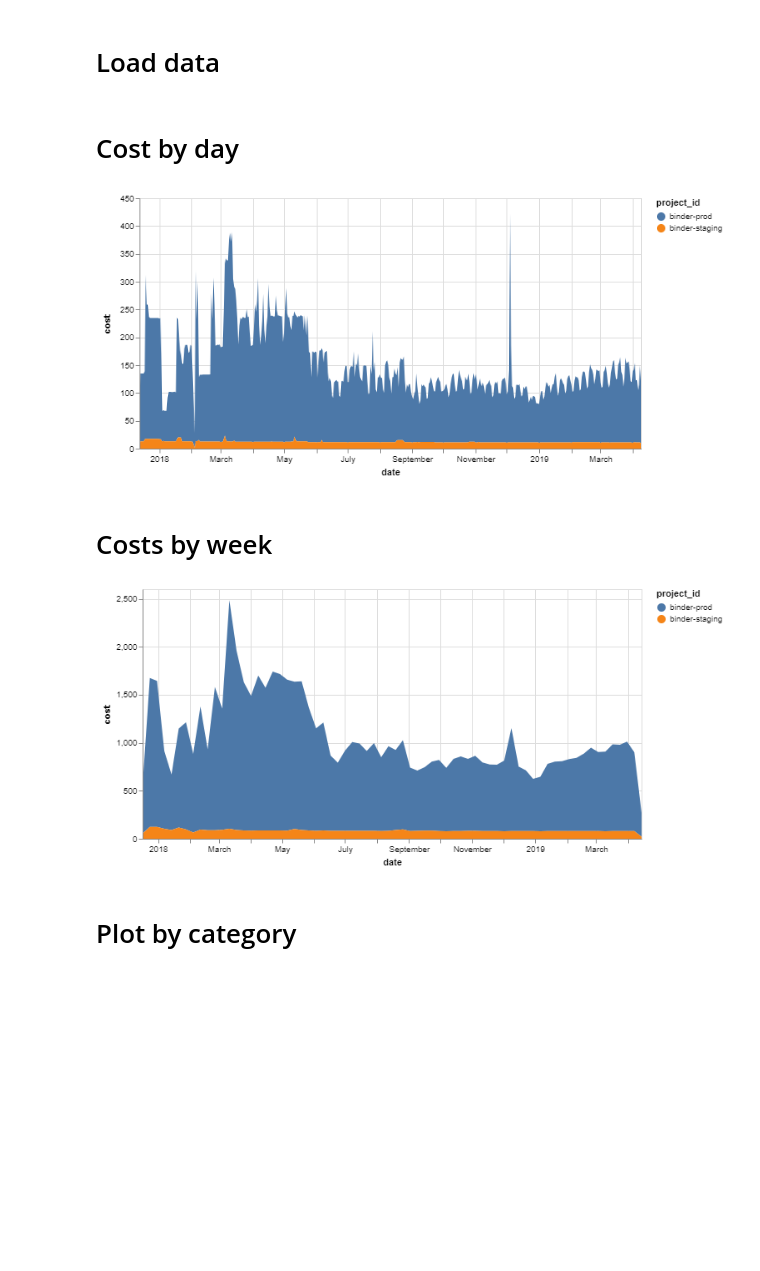
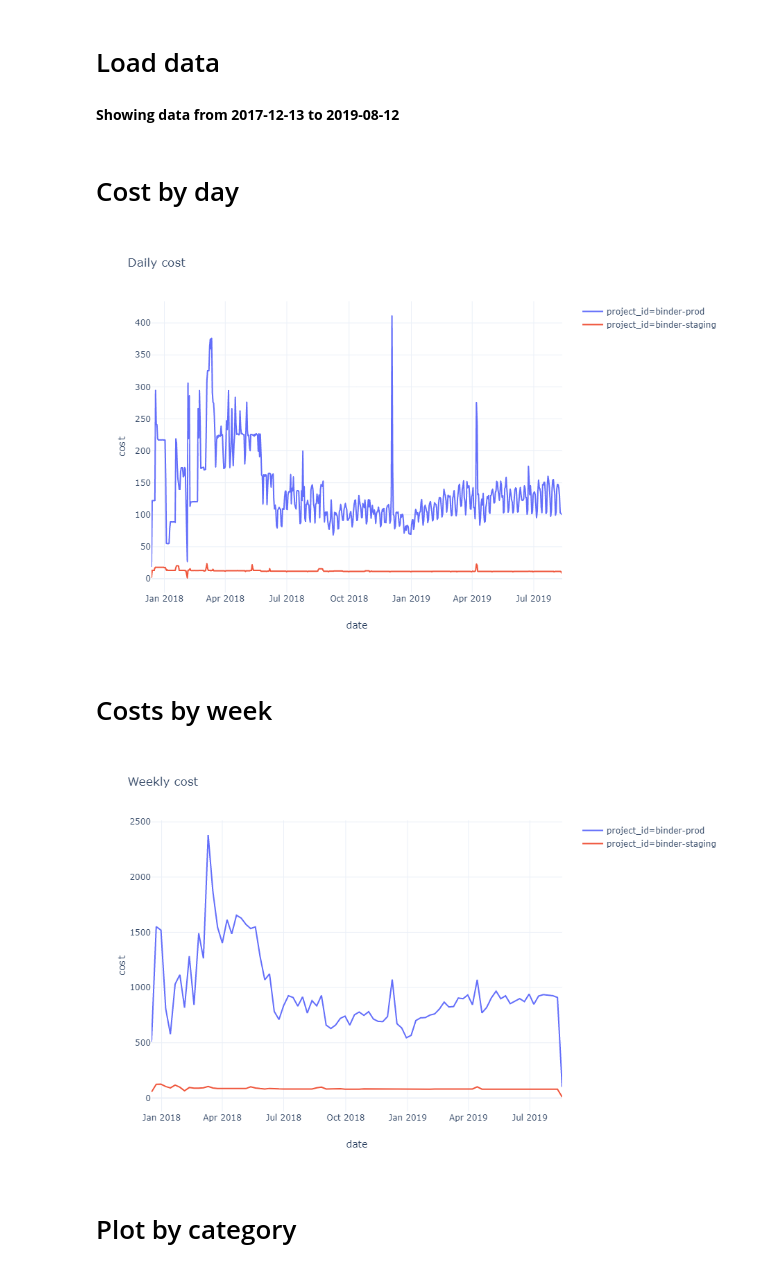
Before and after one commit to jupyterhub/binder-billing, a Jupyter notebook: analyze_data.ipynb, the cells around one changed output. Cells and saved outputs as stored; diff of their text form; code cells hidden in the pictures; blank space fills up the shorter version.

Commit message:
updating data and plots

```diff
--- a/analyze_data.ipynb
+++ b/analyze_data.ipynb
@@ -1,19 +1,25 @@
 # %%
 import pandas as pd
 from glob import glob
-import matplotlib.pyplot as plt
-plt.ion()
 
-import altair as alt
 import numpy as np
-
-width = 600
+import plotly.express as pe
+from IPython.display import Markdown
+width = 1000
 # %% [markdown]
 # Load data
 # %%
 url_data = "https://github.com/jupyterhub/binder-data/raw/master/billing/data/proc/data.json"
 data = pd.read_json(url_data, orient='split')
 data['date'] = pd.to_datetime(data['date'])
+# %%
+template = 'plotly_white'
+# %%
+start_date = data['date'].min()
+end_date = data['date'].max()
+Markdown(f"**Showing data from {start_date:%Y-%m-%d} to {end_date:%Y-%m-%d}**")
+# %% [output]
+**Showing data from 2017-12-13 to 2019-08-12**
 # %% [markdown]
 # Cost by day
 # %%
@@ -21,23 +27,17 @@ costs = data.groupby(['project_id', 'date']).sum()['cost']
 costs = costs.reset_index()
 weekly_costs = costs.groupby("project_id").resample("w", on="date").sum().reset_index()
 # %%
-alt.Chart(data=costs.reset_index(), width=width).mark_area().encode(
-    x="date",
-    y="cost",
-    color="project_id",
-)
+pe.line(costs.reset_index(), x='date', y='cost', color='project_id',
+        width=width, template=template, title="Daily cost")
 # %% [output]
-[figure, old version]
+[figure, new version]
 # %% [markdown]
 # Costs by week
 # %%
-alt.Chart(data=weekly_costs, width=width).mark_area().encode(
-    x="date",
-    y="cost",
-    color="project_id"
-)
+pe.line(weekly_costs, x='date', y='cost', color='project_id',
+        width=width, template=template, title="Weekly cost")
 # %% [output]
-[figure, old version]
+[figure, new version]
 # %% [markdown]
 # Plot by category
 # %%
```
Also changed, not shown: parts of 3 cells of this notebook.
